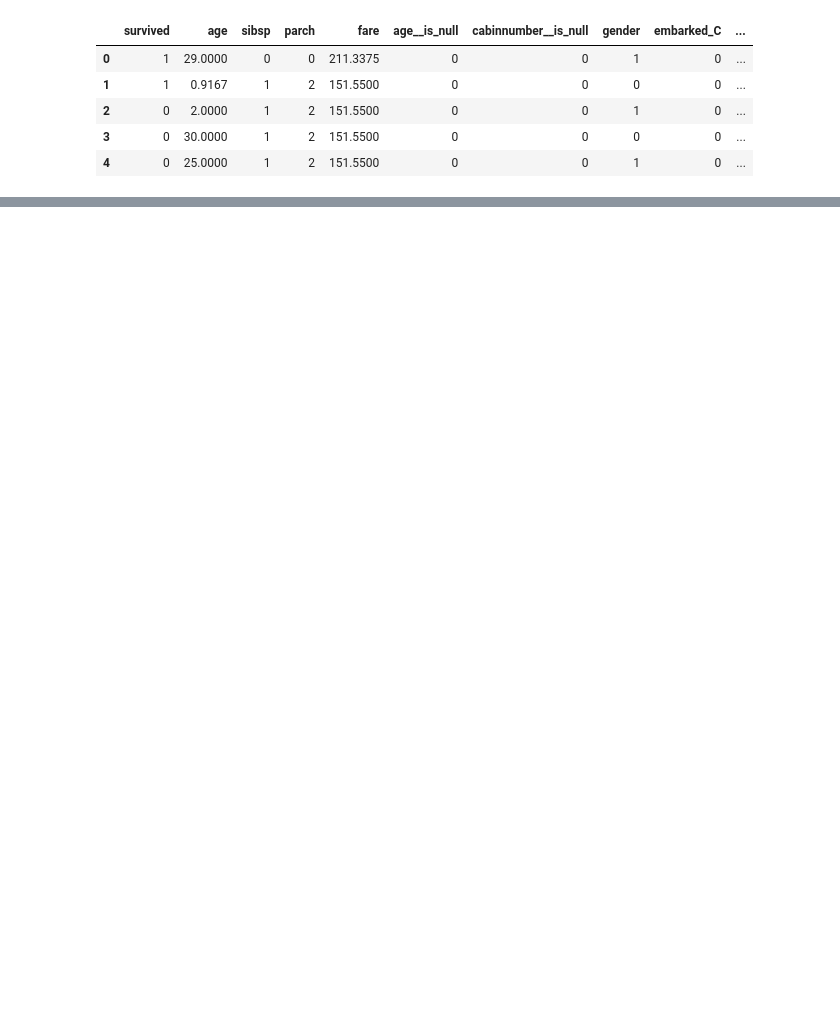
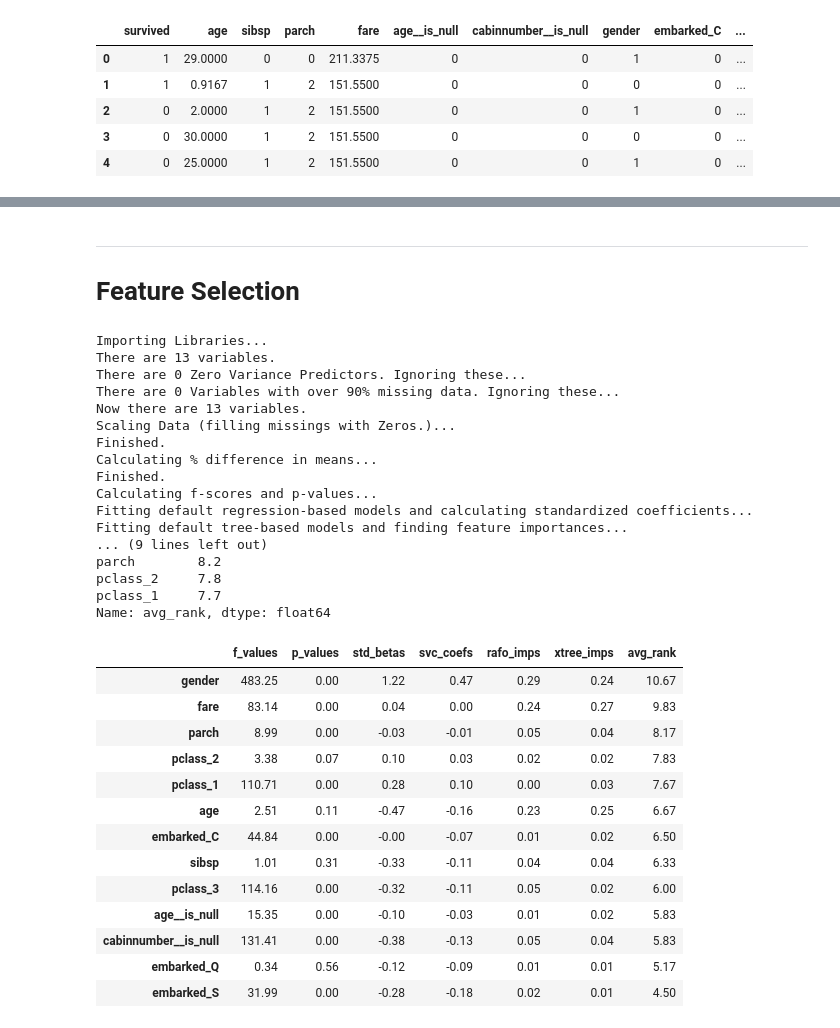
Before and after one commit to dushyantkhosla/ds-docker-walkthru-titanic, a Jupyter notebook: notebooks/03-Explore.ipynb, the cells around one changed output, grey strips where cells are left out. Drawn from its saved outputs; the diff is of its cells as text; code cells hidden in the pictures; blank space fills up the shorter version.

```diff
--- a/notebooks/03-Explore.ipynb
+++ b/notebooks/03-Explore.ipynb
@@ -75,0 +213,46 @@ df.groupby('sibsp_2')['survived'].mean()
+# %% [markdown]
+---
+
+# Feature Selection
+# %%
+X = df.copy().drop(['survived'], axis=1)
+y = df['survived'].copy()
+
+from src.features.selection import find_important_variables
+
+important_vars = \
+find_important_variables(X=X, y=y)
+
+important_vars.round(2).sort_values('avg_rank', ascending=False)
+# %% [output]
+Importing Libraries...
+There are 13 variables.
+There are 0 Zero Variance Predictors. Ignoring these...
+There are 0 Variables with over 90% missing data. Ignoring these...
+Now there are 13 variables.
+Scaling Data (filling missings with Zeros.)...
+Finished.
+Calculating % difference in means...
+Finished.
+Calculating f-scores and p-values...
+Fitting default regression-based models and calculating standardized coefficients...
+Fitting default tree-based models and finding feature importances...
+... (9 lines left out)
+parch        8.2
+pclass_2     7.8
+pclass_1     7.7
+Name: avg_rank, dtype: float64
+|  | f_values | p_values | std_betas | svc_coefs | rafo_imps | xtree_imps | avg_rank |
+| gender | 483.25 | 0.00 | 1.22 | 0.47 | 0.29 | 0.24 | 10.67 |
+| fare | 83.14 | 0.00 | 0.04 | 0.00 | 0.24 | 0.27 | 9.83 |
+| parch | 8.99 | 0.00 | -0.03 | -0.01 | 0.05 | 0.04 | 8.17 |
+| pclass_2 | 3.38 | 0.07 | 0.10 | 0.03 | 0.02 | 0.02 | 7.83 |
+| pclass_1 | 110.71 | 0.00 | 0.28 | 0.10 | 0.00 | 0.03 | 7.67 |
+| age | 2.51 | 0.11 | -0.47 | -0.16 | 0.23 | 0.25 | 6.67 |
+| embarked_C | 44.84 | 0.00 | -0.00 | -0.07 | 0.01 | 0.02 | 6.50 |
+| sibsp | 1.01 | 0.31 | -0.33 | -0.11 | 0.04 | 0.04 | 6.33 |
+| pclass_3 | 114.16 | 0.00 | -0.32 | -0.11 | 0.05 | 0.02 | 6.00 |
+| age__is_null | 15.35 | 0.00 | -0.10 | -0.03 | 0.01 | 0.02 | 5.83 |
+| cabinnumber__is_null | 131.41 | 0.00 | -0.38 | -0.13 | 0.05 | 0.04 | 5.83 |
+| embarked_Q | 0.34 | 0.56 | -0.12 | -0.09 | 0.01 | 0.01 | 5.17 |
+| embarked_S | 31.99 | 0.00 | -0.28 | -0.18 | 0.02 | 0.01 | 4.50 |
```
Also changed, not shown: parts of 15 cells of this notebook, 7 other files.
